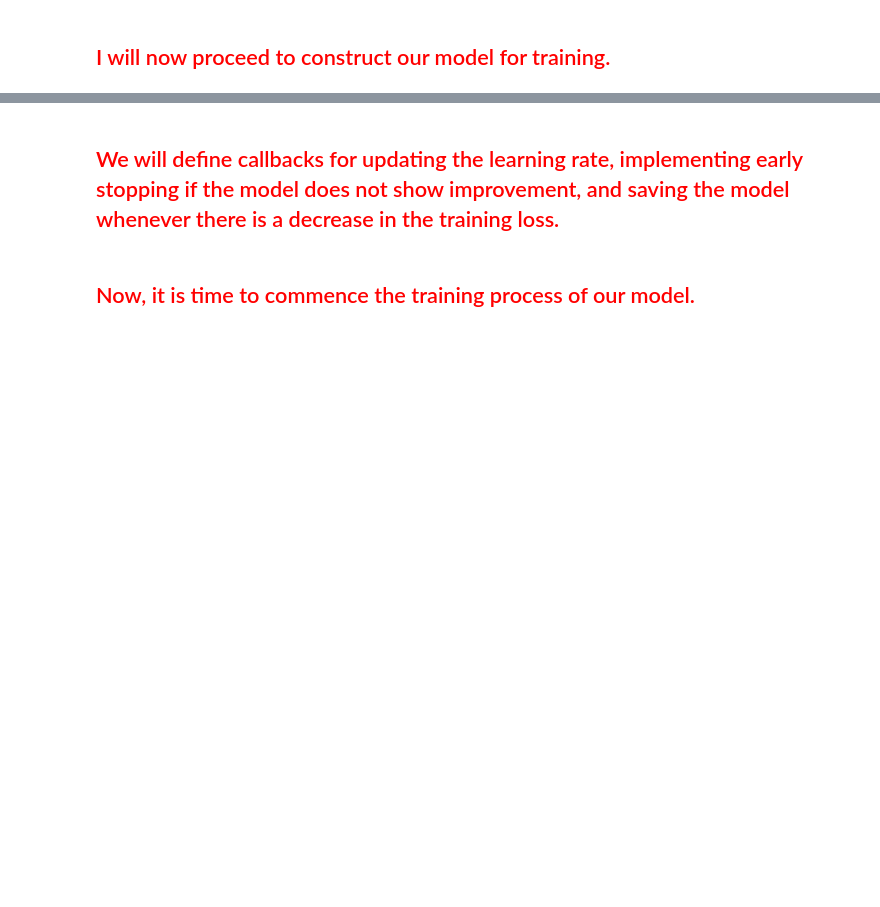
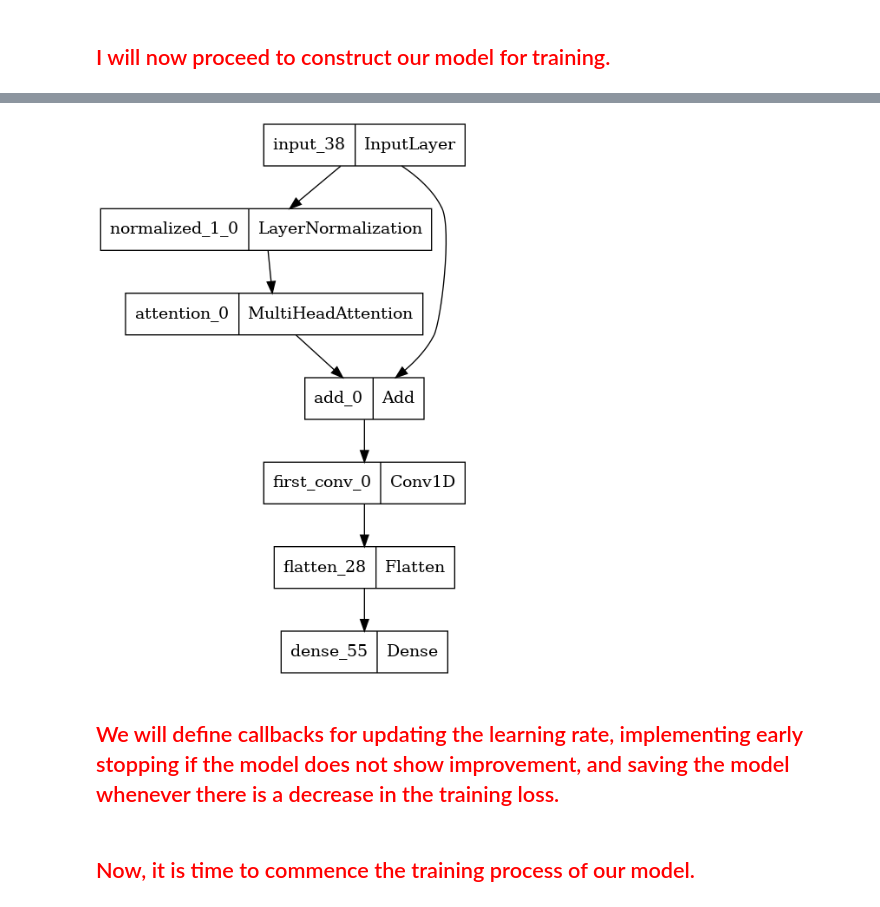
Before and after one commit to spoluan/Forex_market_prediction_EUR_USD, a Jupyter notebook: FOREX_EUR_USD_prediction.ipynb, the cells around one changed output, grey strips where cells are left out. Cells and saved outputs as stored; diff of their text form; code cells hidden in the pictures; blank space fills up the shorter version.

```diff
--- a/FOREX_EUR_USD_prediction.ipynb
+++ b/FOREX_EUR_USD_prediction.ipynb
@@ -121,0 +228,2 @@ datasets.head()
+# %%
+datasets_hour.dropna(inplace=True)
@@ -124,8 +242,8 @@ datasets.head()
 
     In this approach, I will use a shortcut to map the dataset into a sequence array of IDs. This helps to minimize the time and memory required for formulating the dataset into a sequence from scratch, making the process more efficient.
 # %%
-SEQ = 7 # total sequence
+SEQ = 10 # total sequence
 TARGET_NEXT = 1 # next 1/2/3 hour(s)
-dt_length = datasets.shape[0] # total datasets
-TOTAL_SEQUENCE = dt_length // (SEQ + TARGET_NEXT)
-CHANNEL = datasets.shape[1]
+dt_length = datasets_hour.shape[0] # total datasets
+TOTAL_DATASETS_TO_USE = (dt_length - (dt_length % (SEQ + 1))) - SEQ
+CHANNEL = datasets_hour.shape[1]
@@ -234,3 +405,7 @@ _________________________________________________________________
+# %%
+tf.keras.utils.plot_model(model)
+# %% [output]
+[figure, added]
 # %% [markdown]
 ## <font color='red'>We will define callbacks for updating the learning rate, implementing early stopping if the model does not show improvement, and saving the model whenever there is a decrease in the training loss.</font>
 # %%
```
Also changed, not shown: parts of 63 cells of this notebook.
